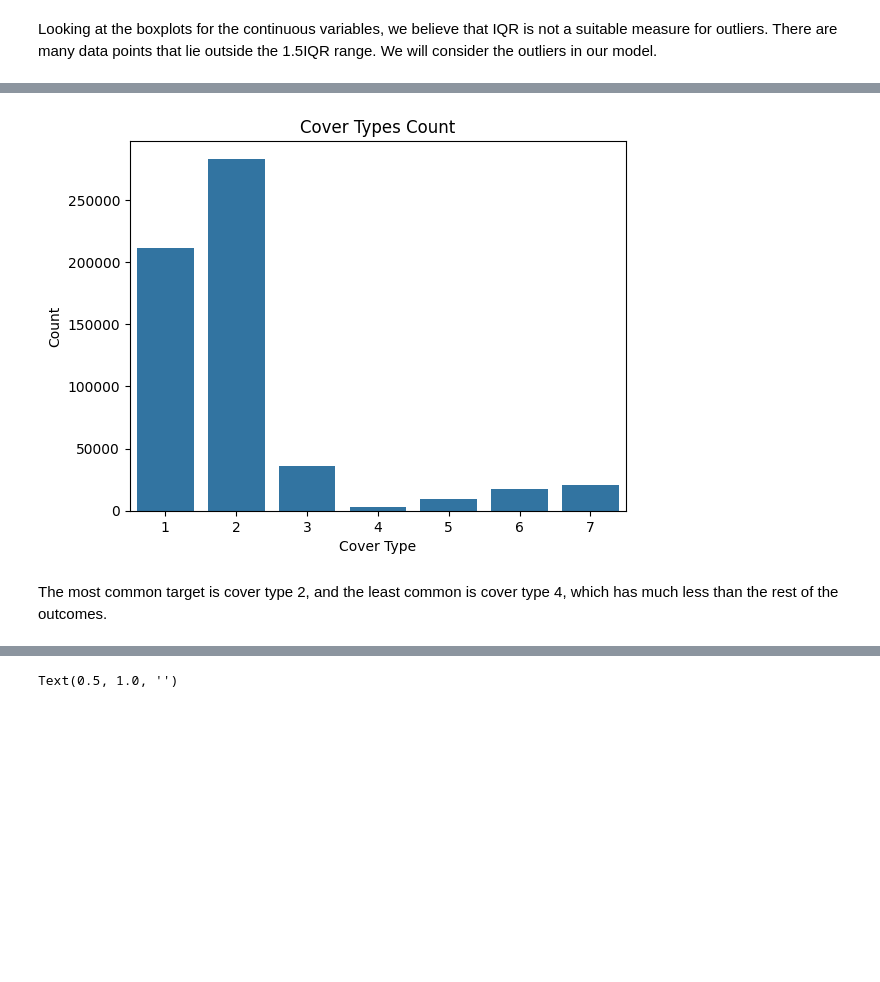
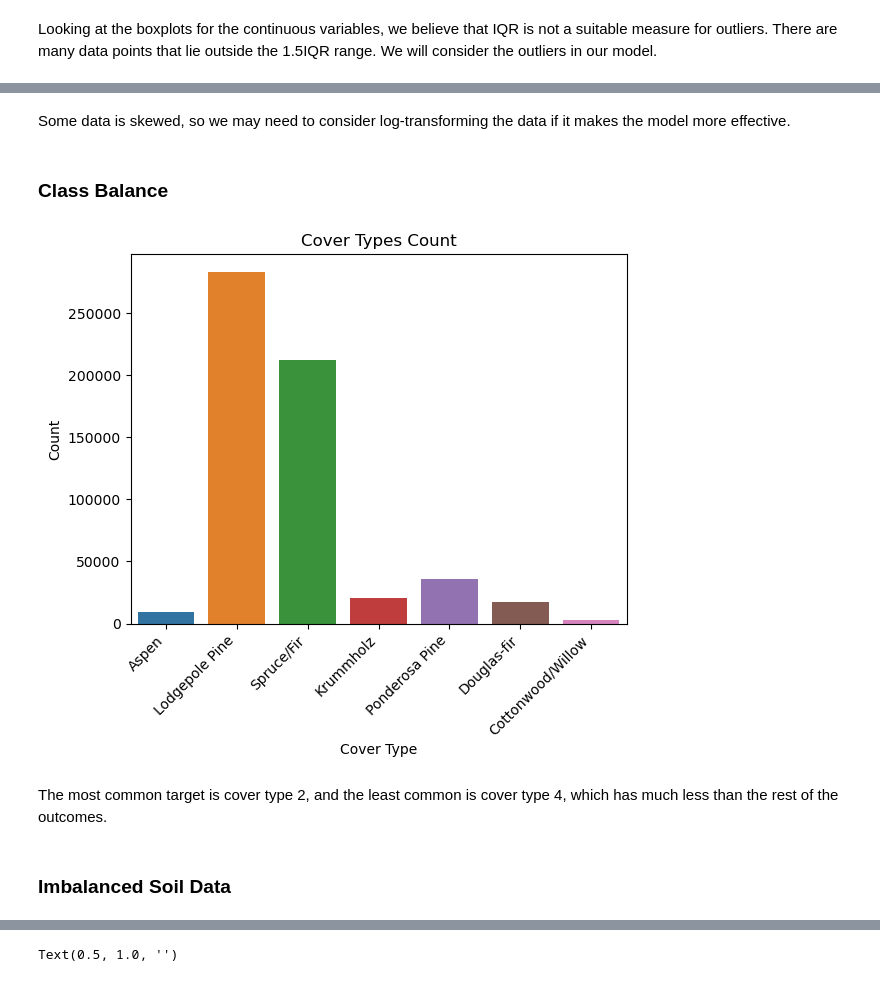
Before and after one commit to daechungus/CSM148-Final-Project, a Jupyter notebook: CS_M148_group_project.ipynb, the cells around one changed output, grey strips where cells are left out. Saved outputs shown, nothing was run; the diff lists cells and outputs as text; code cells hidden in the pictures; blank space fills up the shorter version.

```diff
--- a/CS_M148_group_project.ipynb
+++ b/CS_M148_group_project.ipynb
@@ -103,0 +125,14 @@ from sklearn.metrics import silhouette_score, adjusted_rand_score, rand_score
+# %%
+# mapping Cover_Type to more descriptive categories.
+cover_type_map = {
+    1: "Spruce/Fir",
+    2: "Lodgepole Pine",
+    3: "Ponderosa Pine",
+    4: "Cottonwood/Willow",
+    5: "Aspen",
+    6: "Douglas-fir",
+    7: "Krummholz"
+}
+
+df_combined["Cover_Type"] = df_combined["Cover_Type"].map(cover_type_map)
+y["Cover_Type"] = y["Cover_Type"].map(cover_type_map)
@@ -253,10 +351,17 @@ Based on this diagram, horizontal distance to hydrology is not helpful in distin
+# %% [markdown]
+Some data is skewed, so we may need to consider log-transforming the data if it makes the model more effective.
+# %% [markdown]
+### Class Balance
 # %%
-sns.countplot(x='Cover_Type', data=y)
+sns.countplot(x='Cover_Type', data=y, hue = 'Cover_Type')
 plt.title('Cover Types Count')
 plt.xlabel('Cover Type')
+plt.xticks(rotation=45, ha='right')
 plt.ylabel('Count')
 plt.show()
 # %% [output]
-[figure, old version]
+[figure, new version]
 # %% [markdown]
 The most common target is cover type 2, and the least common is cover type 4, which has much less than the rest of the outcomes.
+# %% [markdown]
+### Imbalanced Soil Data
```
Also changed, not shown: parts of 142 cells of this notebook, 2 other files.
